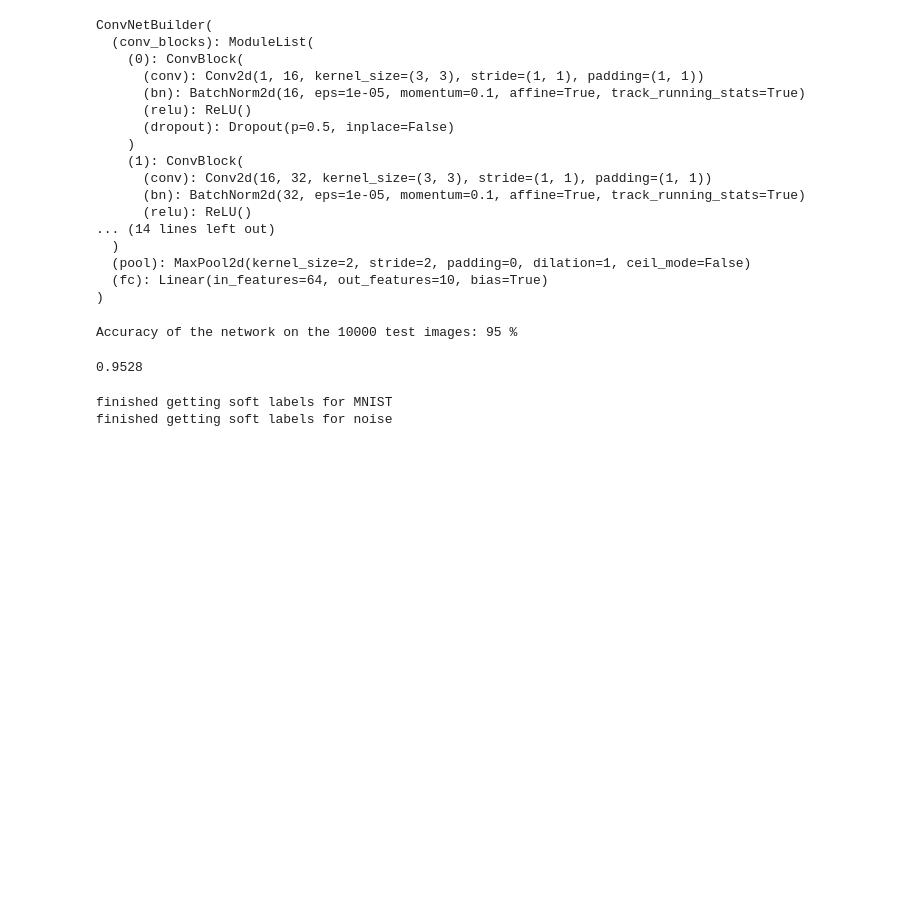
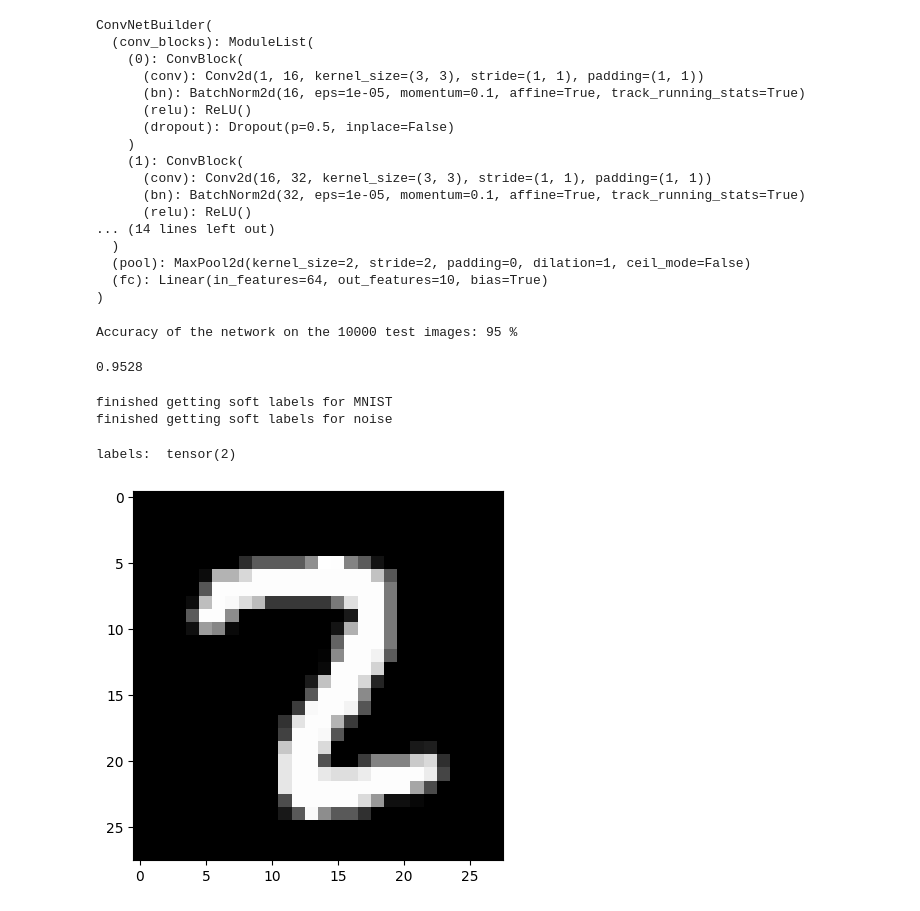
Before and after one commit to BiniyamAschalew/KD570, a Jupyter notebook: pre.ipynb, the cells around one changed output. Drawn from its saved outputs; the diff is of its cells as text; code cells hidden in the pictures; blank space fills up the shorter version.

```diff
--- a/pre.ipynb
+++ b/pre.ipynb
@@ -9,3 +10,10 @@ import matplotlib.pyplot as plt
+# %%
+def visualize_img(tensor):
+
+    image_tenor = tensor * 0.5 + 0.5
+    numpy_image = image_tenor.numpy()
+    plt.imshow(numpy_image[0], cmap='gray')
+    plt.show()
 # %%
 # setting a fixed seed
 seed_value = 19
@@ -96,0 +86,13 @@ test_network(student3, testloader, device)
+# %%
+# lets plot a couple of images from the noise dataset along with their lables
+j = 1
+for i, data in enumerate(trainloader, 0):
+    inputs, labels = data
+    inputs, labels = inputs.to("cpu"), labels.to("cpu")
+    print("labels: ", labels[j])
+
+    visualize_img(inputs[j])
+    break
+# %% [output]
+labels:  tensor(2)
+[figure, added]
```
Also changed, not shown: parts of 9 cells of this notebook, 2 other files.
